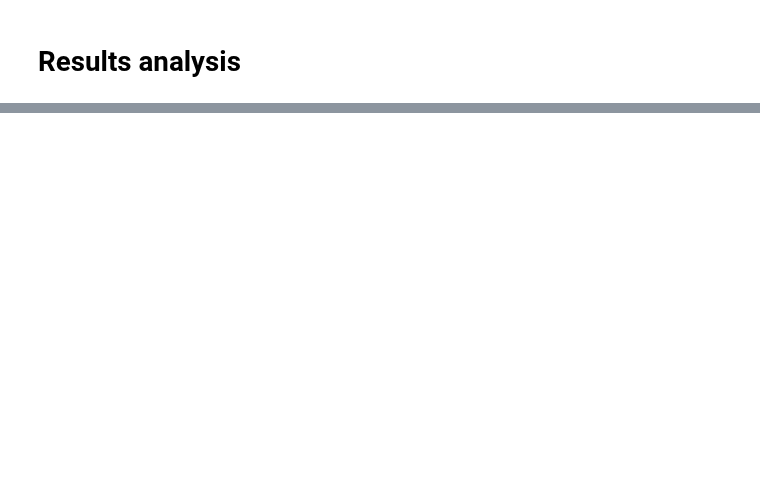
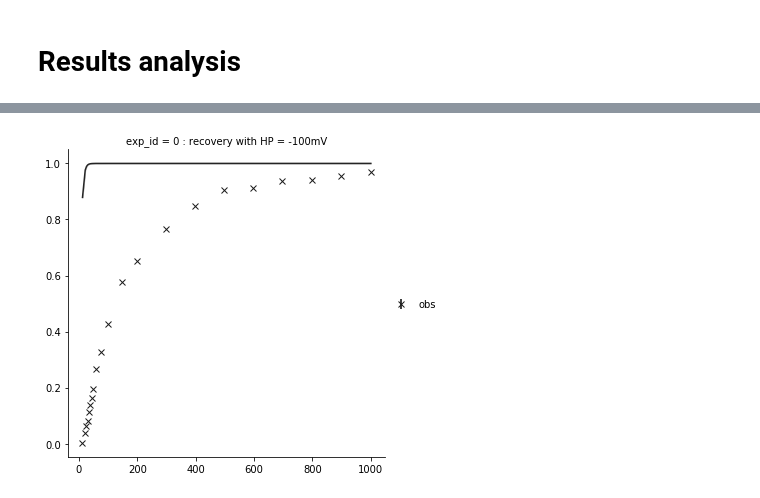
Before and after one commit to charleshouston/ion-channel-ABC, a Jupyter notebook: docs/examples/Nygren/Crm_ina_testing.ipynb, the cells around one changed output, grey strips where cells are left out. Drawn from its saved outputs; the diff is of its cells as text; code cells hidden in the pictures; blank space fills up the shorter version.

```diff
--- a/docs/examples/Nygren/Crm_ina_testing.ipynb
+++ b/docs/examples/Nygren/Crm_ina_testing.ipynb
@@ -56,12 +55,14 @@ summary_statistics(model({}))
 # %% [markdown]
 ## Set limits and generate uniform initial priors
 # %%
-gate = 'j'
+#gate selector variable
+gate = 'h'
 
 if gate == 'h':
-    limits = {'ina.g_Na' : (0.01,100),
+    limits = {
+              'ina.g_Na' : (0.01,100),
               'ina.c1_h': (0,50),
-              'ina.a1_h': (-10,10),
+              'ina.a1_h': (0.1,10),
               'ina.a2_h': (0,20),
               'ina.a3_h': (0,100),
               'ina.b1_h': (0,10),
@@ -82,7 +83,8 @@ elif gate =='m':
               'ina.b2_m': (0,100)}
 
 elif gate == 'j':
-    limits = {'ina.c1_j': (0,100),
+    limits = {'ina.g_Na' : (0.01,100),
+              'ina.c1_j': (0,100),
               'ina.a1_j': (100000,300000),
               'log_ina.a2_j': (-4,1),
               'log_ina.a3_j': (-6,-3),
@@ -181,0 +192,71 @@ grid1 = plot_sim_results(modelfile,sakakibara_inact_kin_100 ,df=df, w=w)
+# %%
+history = History(db_path)
+history.id = 4
+
+#Sakakibara experiments :
+
+# IV corresponds to sakakibara_iv,
+# act corresponds to sakakibara_act,
+# inact corresponds to sakakibara_inact
+# time constants corresponds to sakakibara_inact_kin_1
+# recovery corresponds to sakakibara_recov_100
+# availablity corresponds to sakakibara_inact_kin_80
+
+
+# history.id correspondance (with gate correspondance) :
+
+# 2 corresponds to the recovery : j gate : success
+# 4 corresponds to the recovery : h gate : fail : eps = 2.90 (2 iter with eps constant)
+# 6 corresponds to the recovery : m gate : fail : eps = 2.90 (3 iter with eps constant)
+
+# 3 : corresponds to the availability : j gate, but failed to retrieve a correct curve
+# 3 : corresponds to the availability : h gate, still running : stopped, doesn't run, see next 2 lines
+# 5 : corresponds to the availability : m gate, still running :
+# stoped after 3h without improvement (128 particles and still submitting population 0)
+
+# 4 corresponds to the time constants : j gate :fail, the bi exp = 2*(1/2*exp) : eps = 1.17 (10 iter)
+# 5 corresponds to the time constants : h gate :fail, the bi exp = 2*(1/2*exp) : eps = 1.21 (20 iter)
+# 7 corresponds to the time constants : m gate : fail : eps = 0.49 (20 iter) pop 100
+# 8 corresponds to the time constants : m gate : fail : eps = 0.57 (10 iter) pop 1000
+
+# 5 corresponds to the IV,Act,Inact ('ina.g_Na' : (0.01,100) has been added to the priors) : j gate :
+# eps = 0.64 (10 iter)
+# 6 corresponds to the IV,Act,Inact ('ina.g_Na' : (0.01,100) has been added to the priors) : h gate :
+# eps = 0.54 (22 iter) Fail inact only after 10 iter but sucess after 20 ! weird it's the inactivation gate
+# 9 corresponds to the IV,Act,Inact ('ina.g_Na' : (0.01,100) has been added to the priors) : m gate :
+#: eps = 0.675 (10 iter) Fail inact only after 20 iter
+
+
+
+# Schneider experiments:
+
+# IV corresponds to schneider_iv,
+# inact corresponds to schneider_inact_128
+# availability corresponds to schneider_reduc_95
+# recovery corresponds to schneider_recov_95
+
+
+# history.id correspondance (with gate correspondance) :
+
+# 6 corresponds to the IV : j gate : success : eps = 0.41 (12 iter)
+# 7 corresponds to the IV : h gate : sucess : eps = 0.45 (20 iter)
+# 10 corresponds to the IV : m gate : sucess : eps = 0.19 (20 iter)
+
+# 7 corresponds to the inact : j gate : success : eps = 0.39 (10 iter)
+# 9 corresponds to the inact : h gate : fail : eps = 3.31 (10 iter) eps is cst.
+# 12 corresponds to the inact : m gate : fail : eps = 3.31 (4 iter) eps is cst
+
+# 8 corresponds to the recovery : j gate : fail : eps = 0.39 (20 iter) :
+# same problem than standard model
+# 11 corresponds to the recovery : h gate : fail : eps = 2.30 (4 iter) eps is cst
+# 13 corresponds to the recovery : m gate : fail : eps = 2.30 (4 iter) eps is cst
+
+# 9 corresponds to the availability : j gate : fail : eps = 3.5 (10 iter)
+# 10 corresponds to the availability : h gate : fail : eps = 7.10 (8 iter) eps is cst.
+# 11 corresponds to the availability : m gate : fail : eps = 7.10 (3 iter) eps is cst.
+df, w = history.get_distribution(m=0)
+
+grid1 = plot_sim_results(modelfile,sakakibara_recov_100,df=df, w=w)
+grid2 = plot_parameters_kde(df, w, limits, aspect=12,height=0.6)
+# %% [output]
+[figure, added]
```
Also changed, not shown: parts of 13 cells of this notebook, 13 other files.
